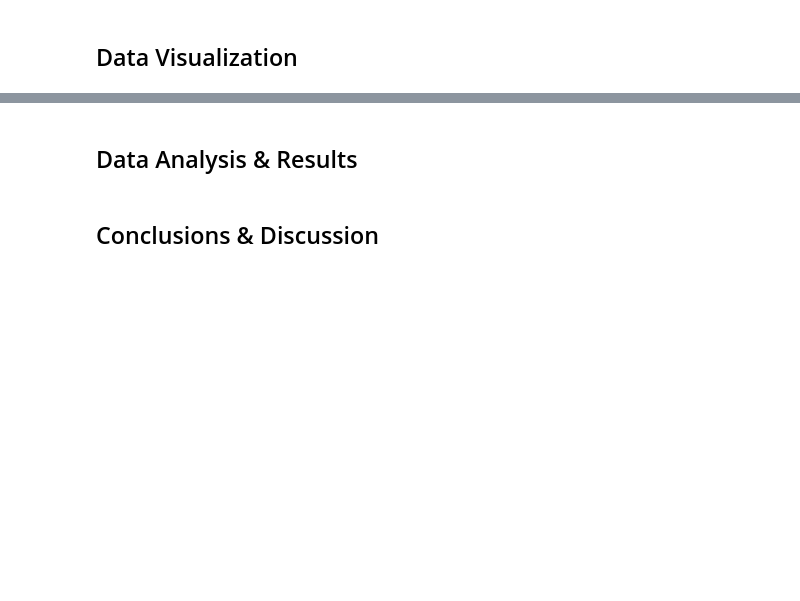
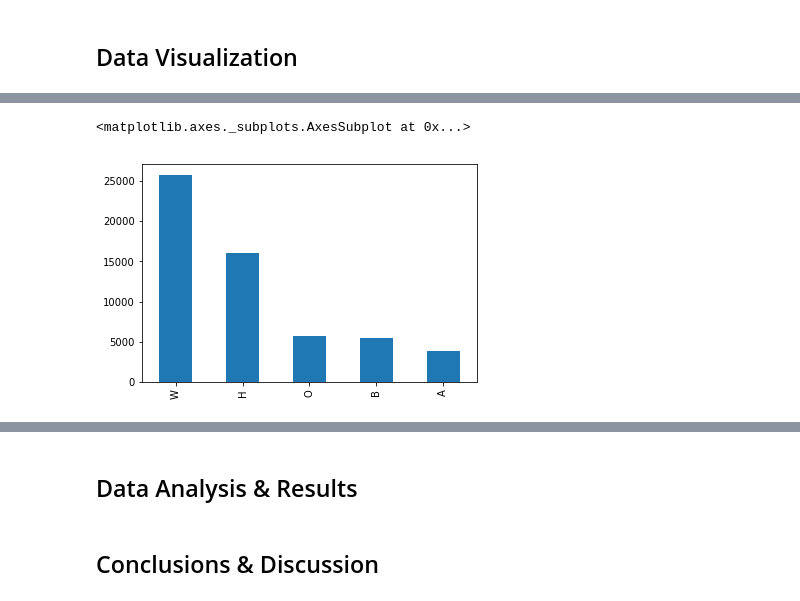
Before and after one commit to TomDonoghue/Pr_013, a Jupyter notebook: FinalProject.ipynb, the cells around one changed output, grey strips where cells are left out. Drawn from its saved outputs; the diff is of its cells as text; code cells hidden in the pictures; blank space fills up the shorter version.

```diff
--- a/FinalProject.ipynb
+++ b/FinalProject.ipynb
@@ -83,0 +89,20 @@ mv_df
+# %%
+df_r = df.copy()
+df_r.subject_race = df.subject_race.replace({"C" : "A",
+                                             "D" : "A",
+                                             "F" : "O",
+                                             "G" : "O",
+                                             "I" : "A",
+                                             "J" : "A",
+                                             "K" : "A",
+                                             "L" : "O",
+                                             "P" : "O",
+                                             "S" : "O",
+                                             "U" : "O",
+                                             "V" : "A",
+                                             "Z" : "A",
+                                             "X" : "O",})
+df_r['subject_race'].value_counts().plot(kind='bar')
+# %% [output]
+<matplotlib.axes._subplots.AxesSubplot at 0x...>
+[figure, added]
```
Also changed, not shown: parts of 6 cells of this notebook.
